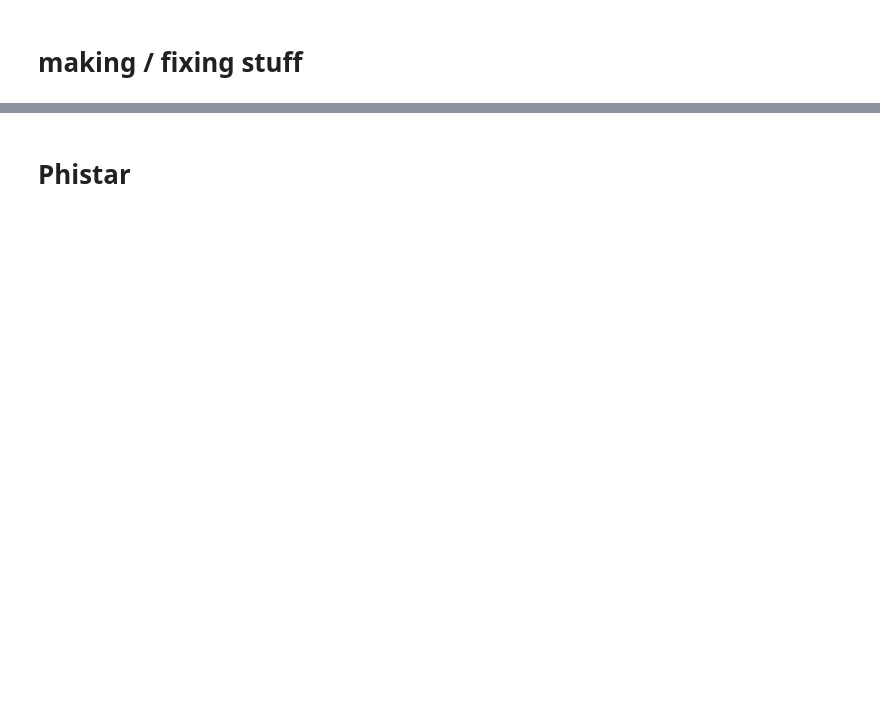
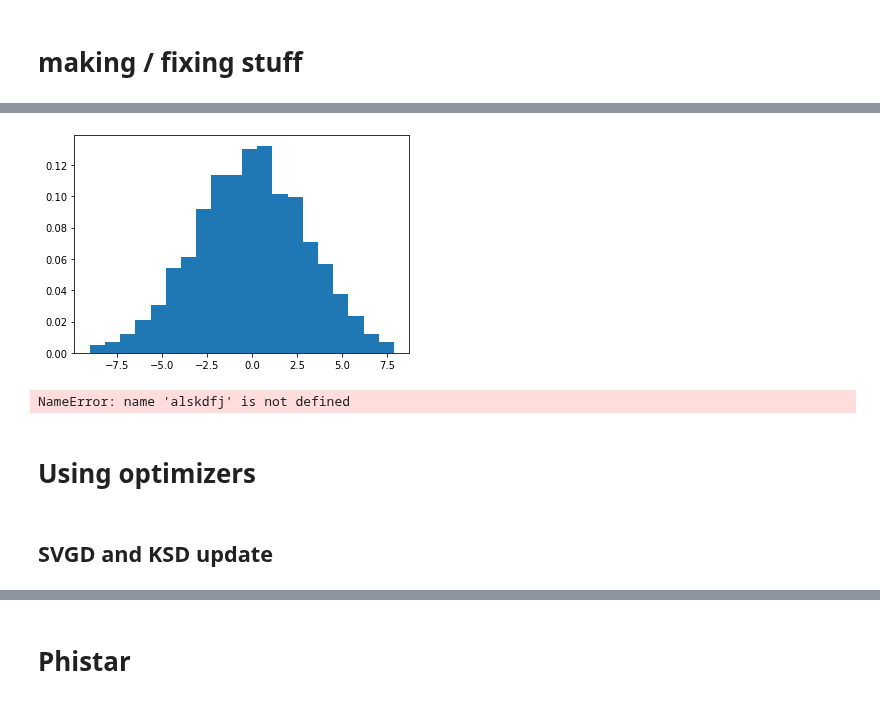
Before and after one commit to ratschlab/projects-2020-Neural-SVGD, a Jupyter notebook: notebooks/making, fixing.ipynb, the cells around one changed output, grey strips where cells are left out. Saved outputs shown, nothing was run; the diff lists cells and outputs as text; code cells hidden in the pictures; blank space fills up the shorter version.

```diff
--- a/notebooks/making, fixing.ipynb
+++ b/notebooks/making, fixing.ipynb
@@ -23,0 +93,12 @@ rkey = random.PRNGKey(0)
+# %%
+sample = s.sample(rkey, params, n_svgd_steps)
+# %%
+_ = plt.hist(np.squeeze(sample), density=True, bins=20)
+# %% [output]
+[figure, added]
+# %%
+alskdfj
+# %% [output]
+NameError: name 'alskdfj' is not defined
+# %% [markdown]
+# Using optimizers
@@ -23,0 +108,2 @@ rkey = random.PRNGKey(0)
+# %% [markdown]
+## SVGD and  KSD update
```
Also changed, not shown: parts of 31 cells of this notebook, 7 other files.
